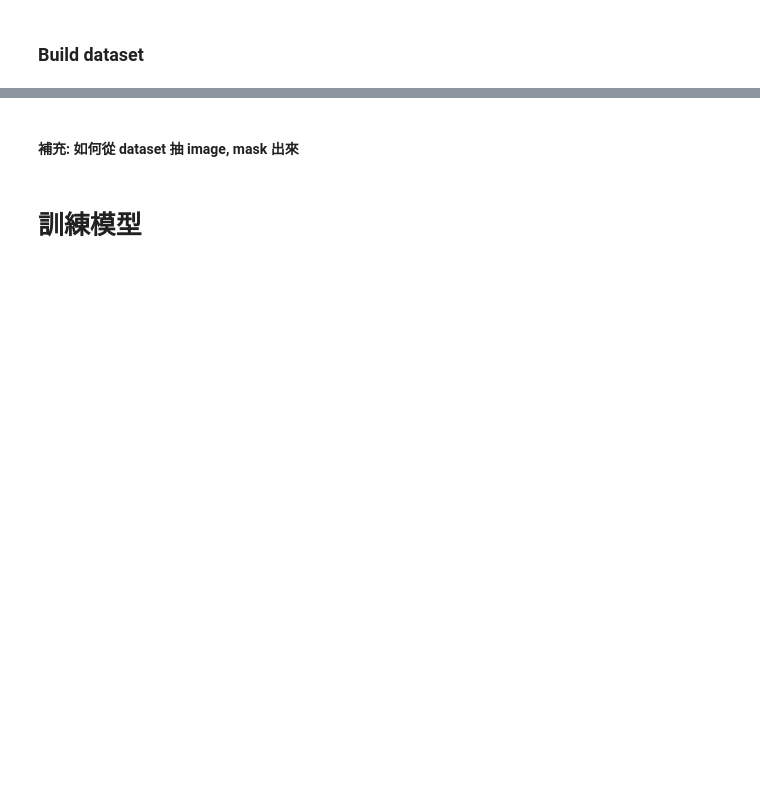
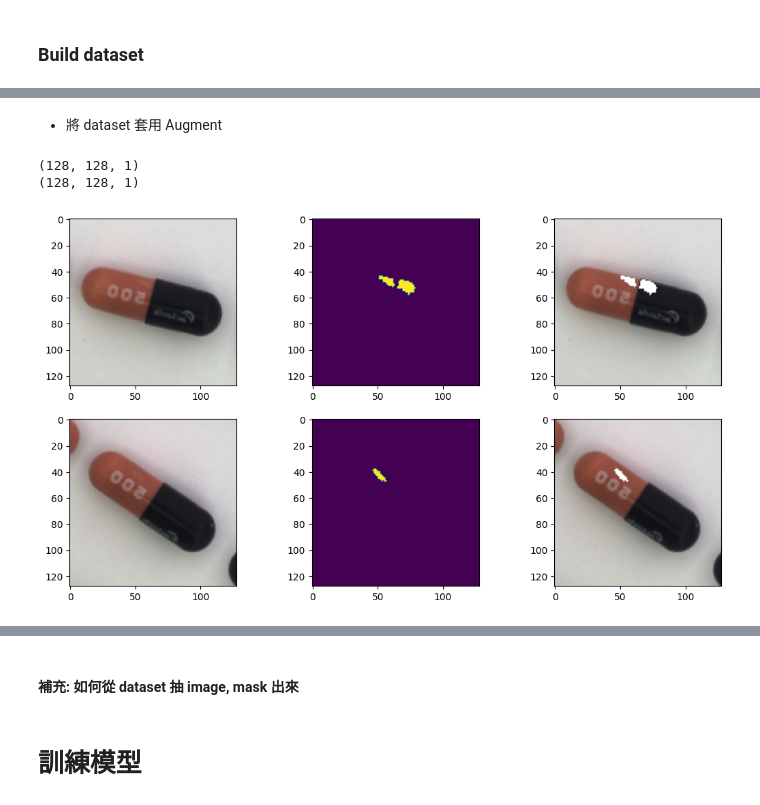
Before and after one commit to TA-aiacademy/course_3.0, a Jupyter notebook: 05_CVCNN/Part6_Segmentation_Detection/02_Train_UNet.ipynb, the cells around one changed output, grey strips where cells are left out. Saved outputs shown, nothing was run; the diff lists cells and outputs as text; code cells hidden in the pictures; blank space fills up the shorter version.

```diff
--- a/05_CVCNN/Part6_Segmentation_Detection/02_Train_UNet.ipynb
+++ b/05_CVCNN/Part6_Segmentation_Detection/02_Train_UNet.ipynb
@@ -114,0 +171,34 @@ def data_generater(imgs_path_list, anno_path_list, img_transform=None):
+# %%
+from tensorflow.keras import layers
+class Augment(tf.keras.layers.Layer):
+  def __init__(self, my_seed=42):
+    super().__init__()
+    # 輸入圖片及標籤都需要一起做翻轉
+    # 設定一樣的seeed 使兩張照片翻轉的模式是一樣的
+    self.Flip_1 = layers.RandomFlip(mode="horizontal", seed=my_seed)
+    self.Flip_2 = layers.RandomFlip(mode="horizontal", seed=my_seed)
+
+    self.Rotate_1 = layers.RandomRotation(factor=(30), seed=my_seed)
+    self.Rotate_2 = layers.RandomRotation(factor=(30), seed=my_seed)
+
+
+
+  def call(self, inputs, labels):
+    inputs = self.Flip_1(inputs)
+    labels = self.Flip_2(labels)
+
+    inputs = self.Rotate_1(inputs)
+    labels = self.Rotate_2(labels)
+
+    labels = labels/255  # label
+    return inputs, labels
+# %% [markdown]
+- 將 dataset 套用 Augment
+# %%
+Augment_dataset = dataset.map(Augment())
+# %%
+my_plot(Augment_dataset.take(2))
+# %% [output]
+(128, 128, 1)
+(128, 128, 1)
+[figure, added]
```
Also changed, not shown: parts of 16 cells of this notebook.
